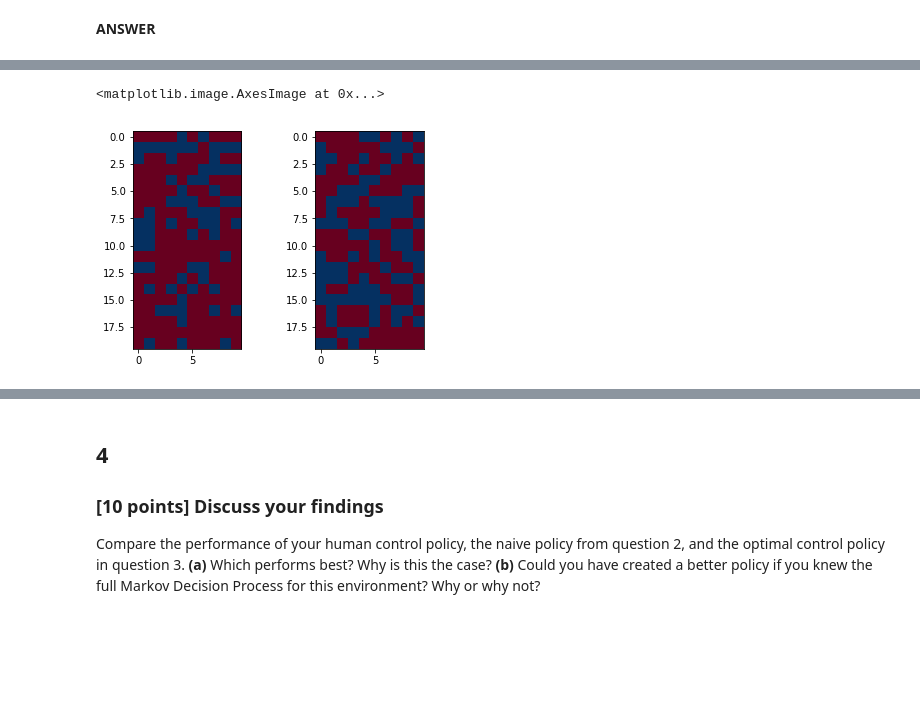
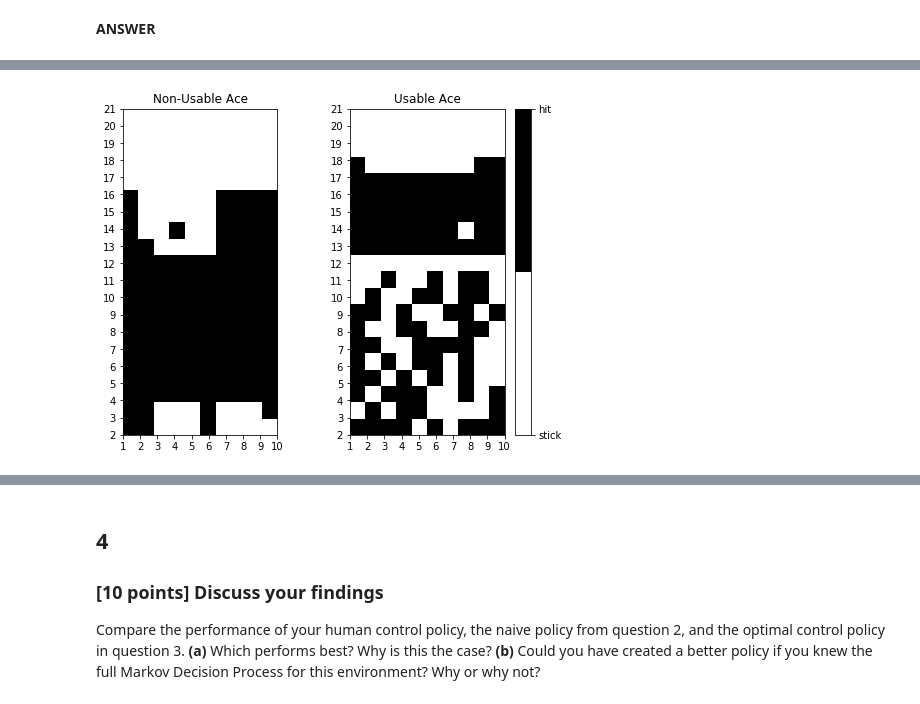
Before and after one commit to chrimiway/machine-learning-course, a Jupyter notebook: Assignment5.ipynb, the cells around one changed output, grey strips where cells are left out. Saved outputs shown, nothing was run; the diff lists cells and outputs as text; code cells hidden in the pictures; blank space fills up the shorter version.

```diff
--- a/Assignment5.ipynb
+++ b/Assignment5.ipynb
@@ -537,10 +521,22 @@ plt.show()
-# %%
-plt.subplot(121)
-plt.imshow(mcc.policy.reshape(20, 10, 2)[:, :, 0],
-           cmap='RdBu')
-plt.subplot(122)
-plt.imshow(mcc.policy.reshape(20, 10, 2)[:, :, 1],
-           cmap='RdBu')
-# %% [output]
-<matplotlib.image.AxesImage at 0x...>
-[figure, removed]
+# %%
+import matplotlib as mpl
+bw_cmap = mpl.colors.ListedColormap(['white', 'black'])
+
+plt.figure(figsize=(8, 6))
+plt.subplot(121)
+plt.imshow(np.flip(mcc.policy.reshape(20, 10, 2)[:, :, 0], 0), extent=[1,10,2,21],
+           cmap=bw_cmap)
+plt.title("Non-Usable Ace")
+plt.xticks(np.arange(1, 11, step=1))
+plt.yticks(np.arange(2, 22, step=1))
+plt.subplot(122)
+plt.imshow(np.flip(mcc.policy.reshape(20, 10, 2)[:, :, 1], 0), extent=[1,10,2,21],
+           cmap=bw_cmap)
+plt.title("Usable Ace")
+plt.xticks(np.arange(1, 11, step=1))
+plt.yticks(np.arange(2, 22, step=1))
+cbar = plt.colorbar(ticks=[0, 1])
+cbar.ax.set_yticklabels(['stick', 'hit'])
+plt.show()
+# %% [output]
+[figure, added]
```
Also changed, not shown: parts of 14 cells of this notebook.
